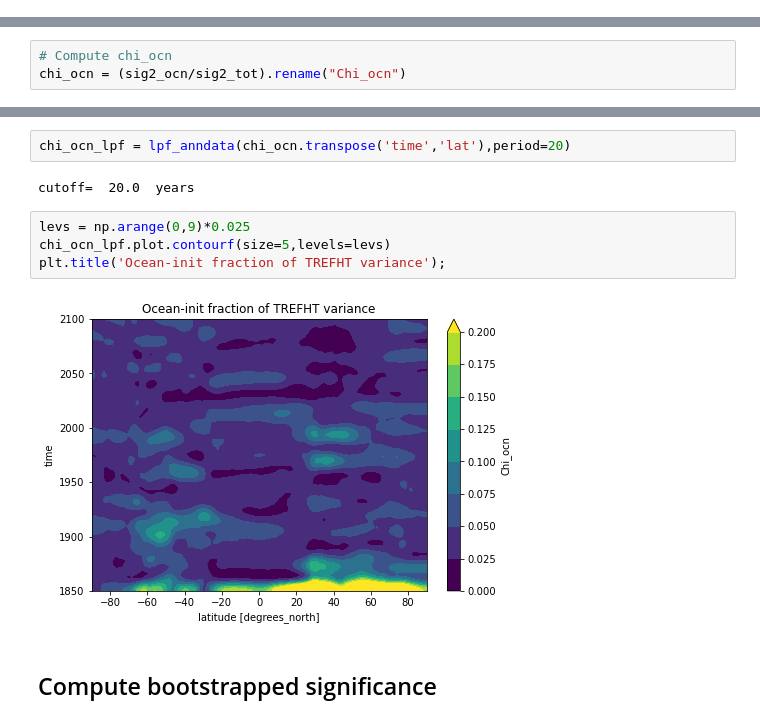
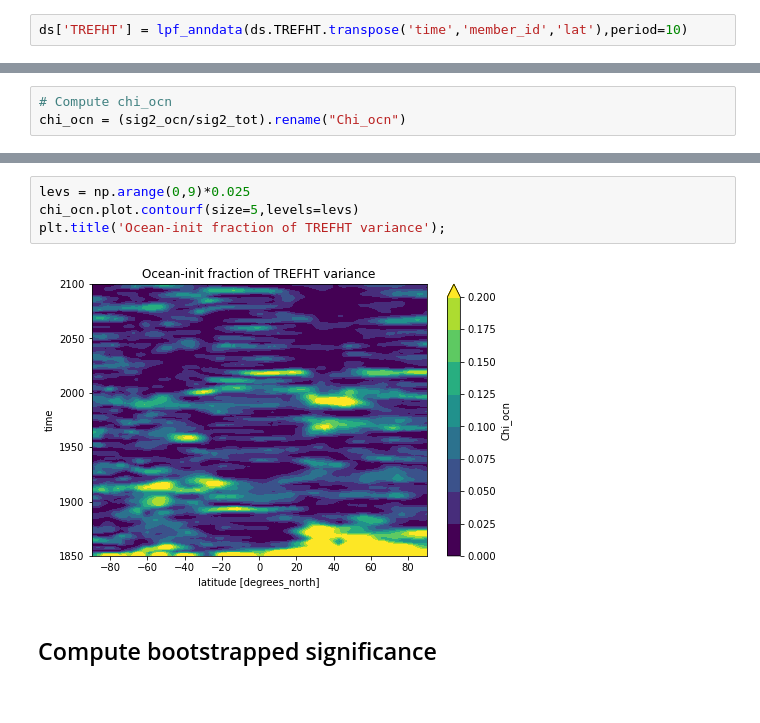
Before and after one commit to sgyeager/CESM2-LE-analysis, a Jupyter notebook: notebooks/CESM2LE_ICM_zmTREFHT.ipynb, the cells around one changed output, grey strips where cells are left out. Saved outputs shown, nothing was run; the diff lists cells and outputs as text.

Commit message:
Corrections to cesm2-le catalog; low-pass filter applied to data before computing Chi; use 10-year filter

```diff
--- a/notebooks/CESM2LE_ICM_zmTREFHT.ipynb
+++ b/notebooks/CESM2LE_ICM_zmTREFHT.ipynb
@@ -224,0 +238,2 @@ Start Year : Members
+# %%
+ds['TREFHT'] = lpf_anndata(ds.TREFHT.transpose('time','member_id','lat'),period=10)
@@ -288,13 +292,9 @@ def lpf_anndata(dat, period=10):
-# %%
-chi_ocn_lpf = lpf_anndata(chi_ocn.transpose('time','lat'),period=20)
-# %% [output]
-cutoff=  20.0  years
 # %%
 levs = np.arange(0,9)*0.025
-chi_ocn_lpf.plot.contourf(size=5,levels=levs)
+chi_ocn.plot.contourf(size=5,levels=levs)
 plt.title('Ocean-init fraction of TREFHT variance');
 # %% [output]
-[figure, old version]
+[figure, new version]
 # %% [markdown]
 ## Compute bootstrapped significance
 # %%
```
Also changed, not shown: parts of 19 cells of this notebook.
